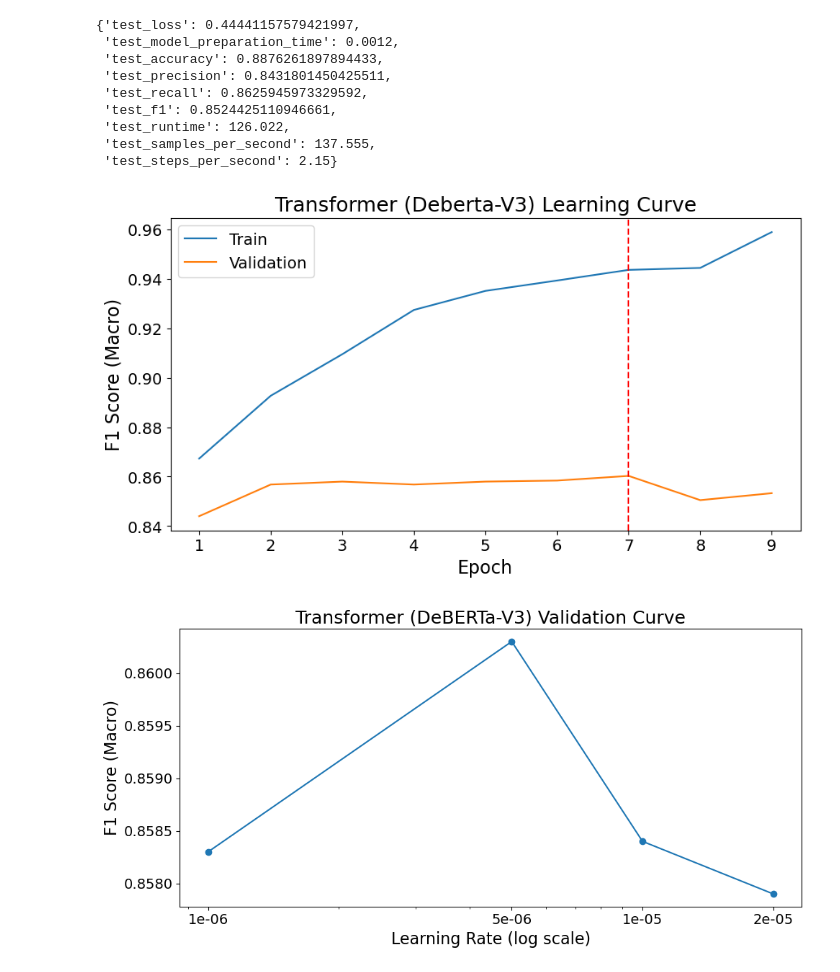
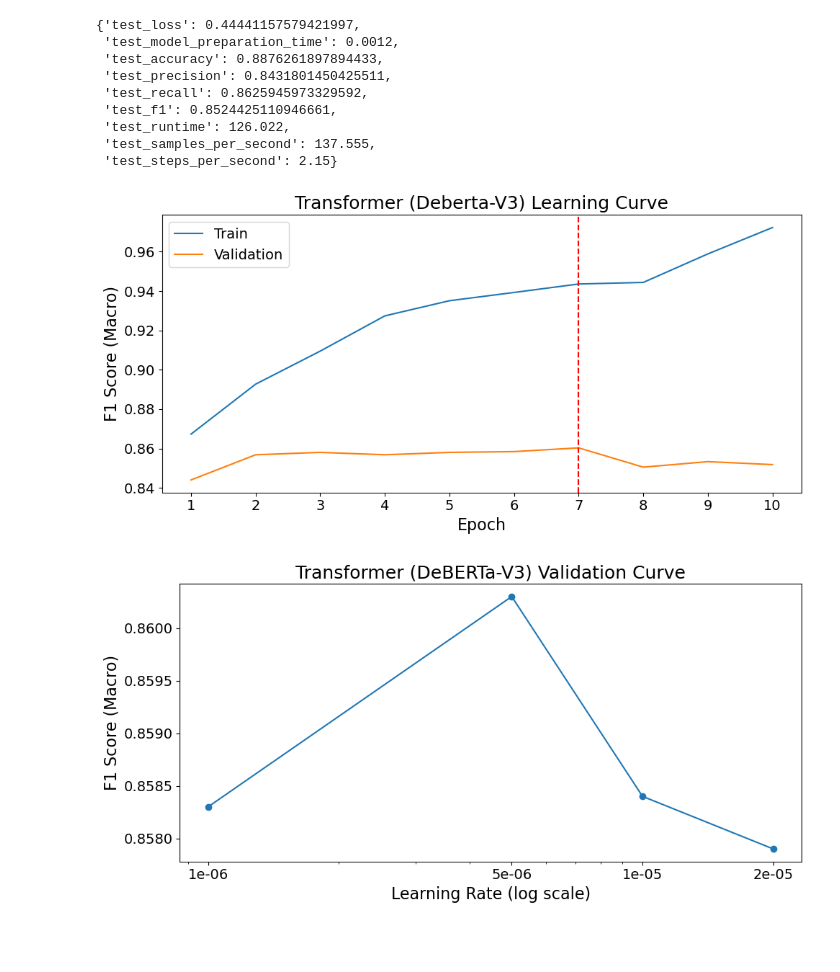
Before and after one commit to bugoverdose/dl-twitter-crisis, a Jupyter notebook: crisis_bench_jinwoo.ipynb, the cells around one changed output. Drawn from its saved outputs; the diff is of its cells as text; code cells hidden in the pictures; blank space fills up the shorter version.

Commit message:
feat: learning curve up to 10 for pretrained Transformer

```diff
--- a/crisis_bench_jinwoo.ipynb
+++ b/crisis_bench_jinwoo.ipynb
@@ -2811,9 +2834,9 @@ load_and_test_eval("./deberta-v3-crisis/batchsize16_lr5e6/checkpoint-26733")
  'test_steps_per_second': 2.15}
 # %%
 best_model_train_f1 = [0.8673, 0.8927, 0.9095, 0.9274, 0.9351, 0.9393, 0.9436,
-            0.9444, 0.9589]
+            0.9444, 0.9589, 0.9723]
 best_model_val_f1 = [0.8440, 0.8568, 0.8580, 0.8568, 0.8580, 0.8584, 0.8603,
-          0.8505, 0.8533]
+          0.8505, 0.8533, 0.8518]
 # ================================================================================
 # [EPOCH 1]
 # [train] acc=0.8983, prec=0.8618, rec=0.8756, f1=0.8673
@@ -2850,28 +2873,33 @@ best_model_val_f1 = [0.8440, 0.8568, 0.8580, 0.8568, 0.8580, 0.8584, 0.8603,
 # [EPOCH 9]
 # [train] loss=0.1104, acc=0.9689, prec=0.9530, rec=0.9652, f1=0.9589
 # [valid] loss=0.4663, acc=0.8887, prec=0.8475, rec=0.8598, f1=0.8533
+# ================================================================================
+# [EPOCH 10]
+# [train] loss=0.0928, acc=0.9791, prec=0.9701, rec=0.9744, f1=0.9723
+# [valid] loss=0.6590, acc=0.8893, prec=0.8514, rec=0.8523, f1=0.8518
 # %%
 import matplotlib.pyplot as plt
 
 def plot_learning_curve(train_f1s, val_f1s):
     N = len(train_f1s)
     plt.figure(figsize=(10, 5))
     # plt.plot(train_f1s, label="Train")
     # plt.plot(val_f1s, label="Validation")
     plt.xlabel("Epoch", fontsize=16)
     plt.plot(range(1, N+1), train_f1s, label="Train")
     plt.plot(range(1, N+1), val_f1s, label="Validation")
     plt.axvline(x=7, color='red', linestyle='--', linewidth=1.5) # , label="overfitting threshold")
     plt.xticks([i for i in range(1, N+1)], fontsize=14)
     plt.yticks(fontsize=14)
     plt.ylabel("F1 Score (Macro)", fontsize=16)
     plt.title("Transformer (Deberta-V3) Learning Curve", fontsize=18)
     plt.legend(fontsize=14)
+    plt.tight_layout()
     plt.savefig("pretrained_transformer_f1_score_curve.png")
 
 plot_learning_curve(best_model_train_f1, best_model_val_f1)
 # %% [output]
-[figure, old version]
+[figure, new version]
 # %%
 import matplotlib.pyplot as plt
 
```
Also changed, not shown: parts of 4 cells of this notebook, 4 other files.
